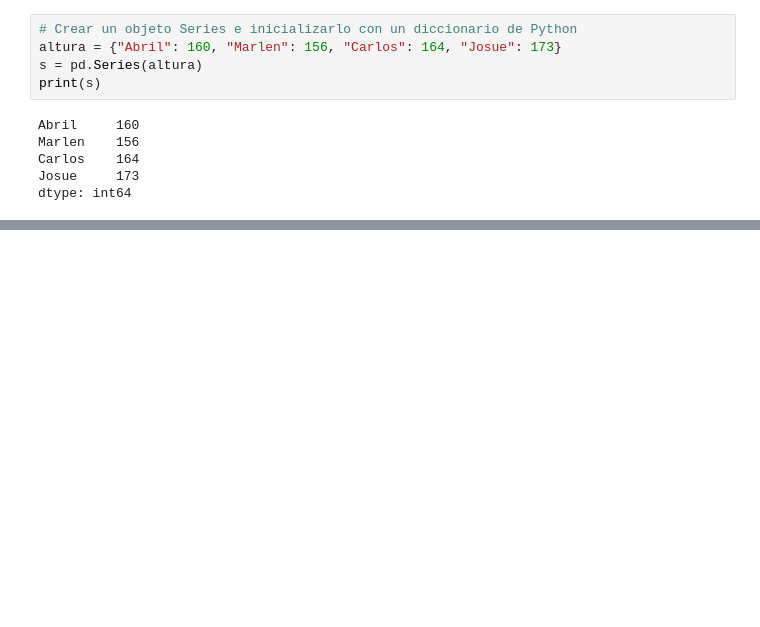
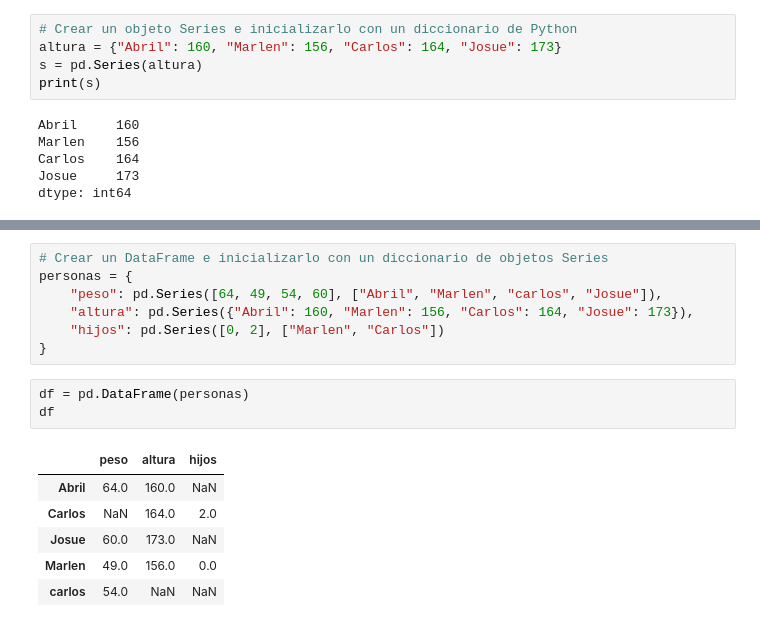
Before and after one commit to Alberto240682/Dev, a Jupyter notebook: Pandas.ipynb, the cells around one changed output, grey strips where cells are left out. Drawn from its saved outputs; the diff is of its cells as text; blank space fills up the shorter version.

```diff
--- a/Pandas.ipynb
+++ b/Pandas.ipynb
@@ -44,0 +166,17 @@ dtype: int64
+# %%
+# Crear un DataFrame e inicializarlo con un diccionario de objetos Series
+personas = {
+    "peso": pd.Series([64, 49, 54, 60], ["Abril", "Marlen", "carlos", "Josue"]),
+    "altura": pd.Series({"Abril": 160, "Marlen": 156, "Carlos": 164, "Josue": 173}),
+    "hijos": pd.Series([0, 2], ["Marlen", "Carlos"])
+}
+# %%
+df = pd.DataFrame(personas)
+df
+# %% [output]
+|  | peso | altura | hijos |
+| Abril | 64.0 | 160.0 | NaN |
+| Carlos | NaN | 164.0 | 2.0 |
+| Josue | 60.0 | 173.0 | NaN |
+| Marlen | 49.0 | 156.0 | 0.0 |
+| carlos | 54.0 | NaN | NaN |
```
Also changed, not shown: parts of 21 cells of this notebook.
